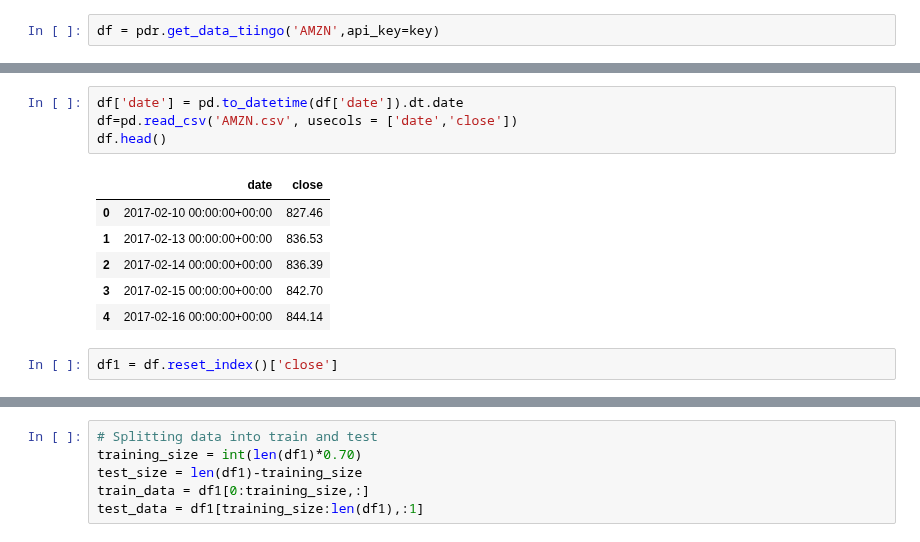
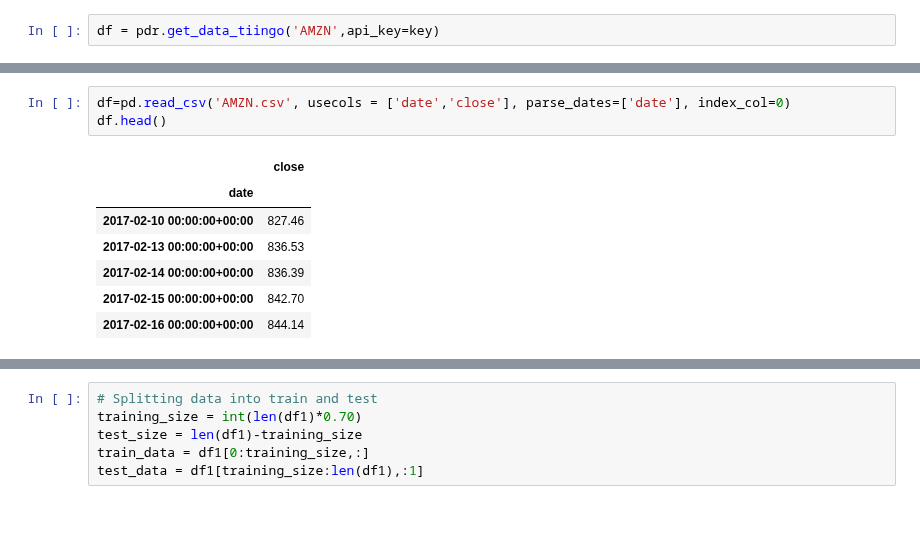
Before and after one commit to TLChilton/Senior_Capstone, a Jupyter notebook: Heman/StackedLSTM_Amazon.ipynb, the cells around one changed output, grey strips where cells are left out. Cells and saved outputs as stored; diff of their text form; blank space fills up the shorter version.

```diff
--- a/Heman/StackedLSTM_Amazon.ipynb
+++ b/Heman/StackedLSTM_Amazon.ipynb
@@ -21,13 +16,11 @@ df.head()
 # %%
-df['date'] = pd.to_datetime(df['date']).dt.date
-df=pd.read_csv('AMZN.csv', usecols = ['date','close'])
+df=pd.read_csv('AMZN.csv', usecols = ['date','close'], parse_dates=['date'], index_col=0)
 df.head()
 # %% [output]
-|  | date | close |
-| 0 | 2017-02-10 00:00:00+00:00 | 827.46 |
-| 1 | 2017-02-13 00:00:00+00:00 | 836.53 |
-| 2 | 2017-02-14 00:00:00+00:00 | 836.39 |
-| 3 | 2017-02-15 00:00:00+00:00 | 842.70 |
-| 4 | 2017-02-16 00:00:00+00:00 | 844.14 |
+|  | close |
+| date |  |
+| 2017-02-10 00:00:00+00:00 | 827.46 |
+| 2017-02-13 00:00:00+00:00 | 836.53 |
+| 2017-02-14 00:00:00+00:00 | 836.39 |
+| 2017-02-15 00:00:00+00:00 | 842.70 |
+| 2017-02-16 00:00:00+00:00 | 844.14 |
-# %%
-df1 = df.reset_index()['close']
```
Also changed, not shown: parts of 17 cells of this notebook.
